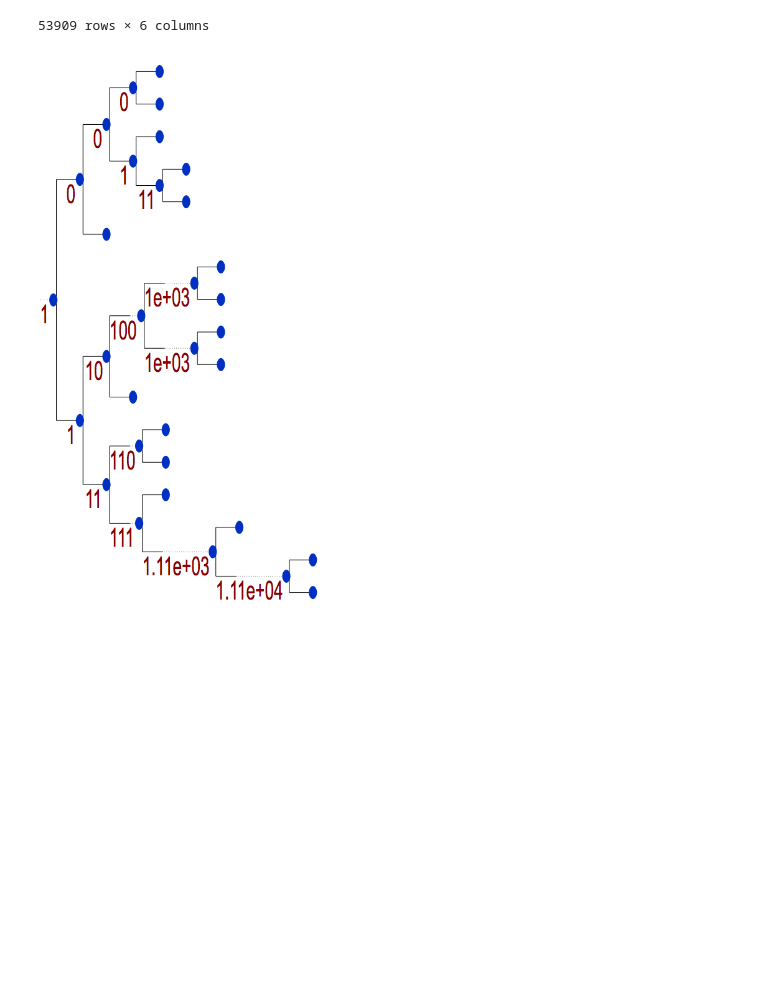
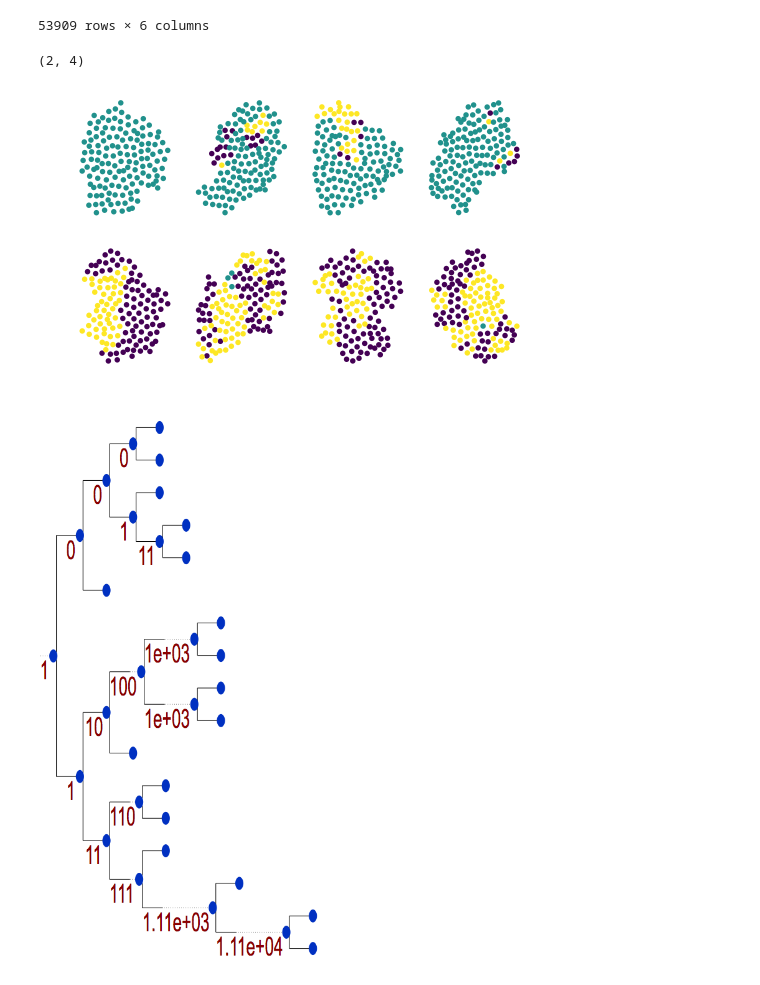
Before and after one commit to sbernasek/growth, a Jupyter notebook: notebooks/analysis.ipynb, the cells around one changed output. Saved outputs shown, nothing was run; the diff lists cells and outputs as text; code cells hidden in the pictures; blank space fills up the shorter version.

```diff
--- a/notebooks/analysis.ipynb
+++ b/notebooks/analysis.ipynb
@@ -55,6 +53,14 @@ batch.measure()
 | 2147 | -0.428808 | 0.107305 | 1 | 10.157945 | 24 | 0 |
 | 2148 | -0.426441 | 0.056924 | 1 | 8.887759 | 24 | 0 |
 53909 rows × 6 columns
+# %%
+sweep.shape
+# %% [output]
+(2, 4)
+# %%
+fig = sweep.plot_culture_grid(figsize=(8, 5))
+# %% [output]
+[figure, added]
 # %%
 from ete3 import Tree, TreeStyle
 # %%
```
Also changed, not shown: parts of 2 cells of this notebook, 3 other files.
